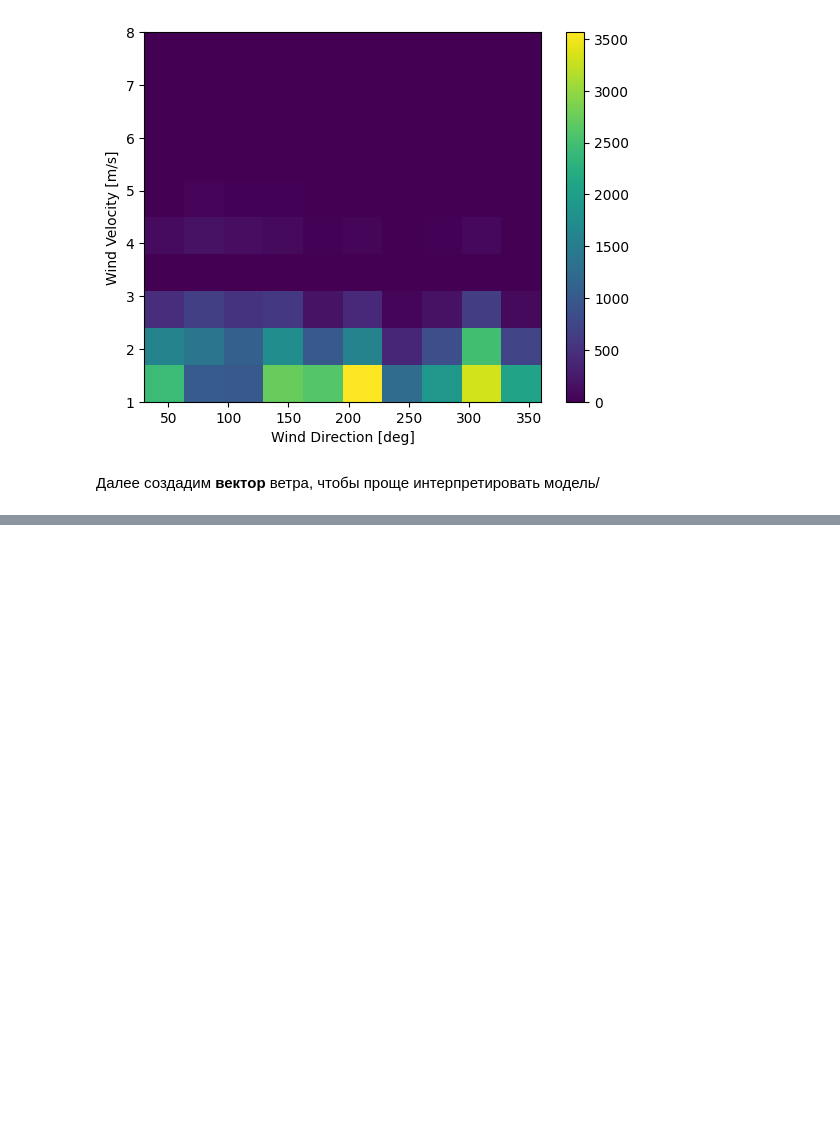
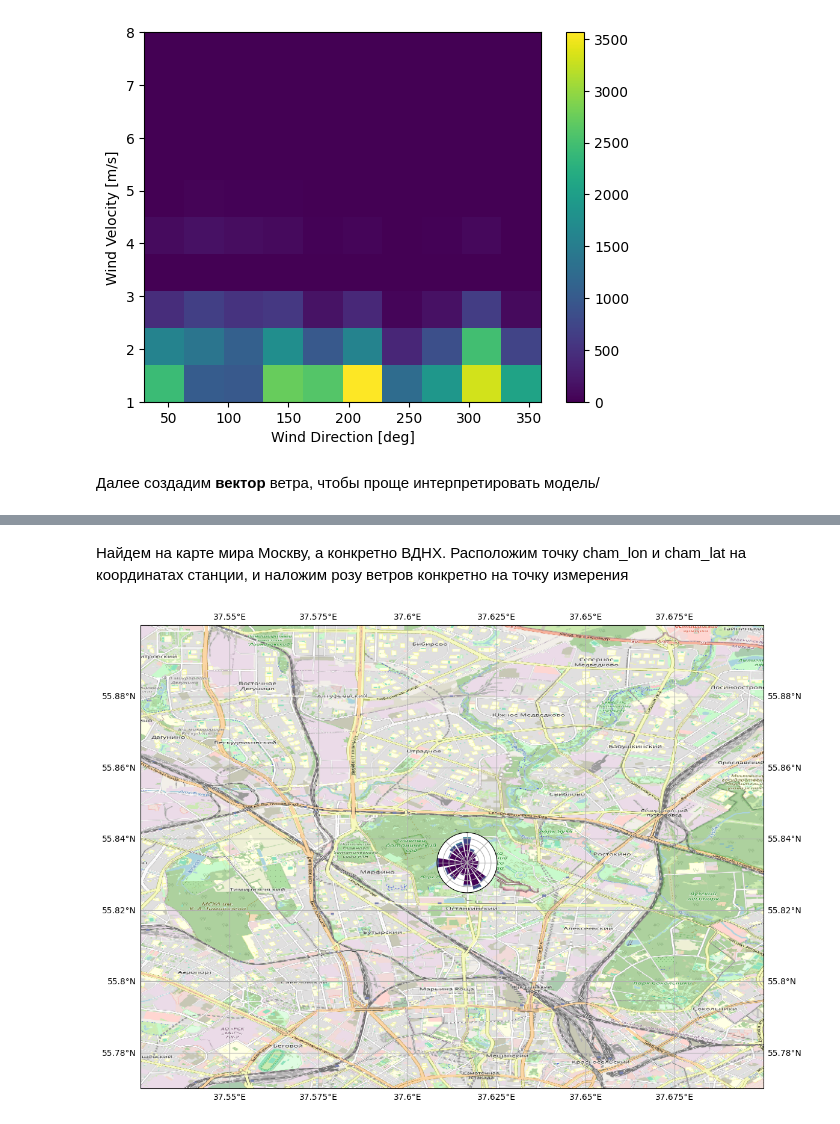
Before and after one commit to phrog-rgb/Weather_project, a Jupyter notebook: main.ipynb, the cells around one changed output, grey strips where cells are left out. Cells and saved outputs as stored; diff of their text form; code cells hidden in the pictures; blank space fills up the shorter version.

```diff
--- a/main.ipynb
+++ b/main.ipynb
@@ -226,0 +232,39 @@ ax.axis('tight')
+# %% [markdown]
+Найдем на карте мира Москву, а конкретно ВДНХ. Расположим точку cham_lon и cham_lat на координатах станции, и наложим розу ветров конкретно на точку измерения
+# %%
+minlon, maxlon, minlat, maxlat = (37.525, 37.7, 55.77, 55.9)
+
+proj = ccrs.PlateCarree()
+fig = plt.figure(figsize=(15, 10))
+
+main_ax = fig.add_subplot(1, 1, 1, projection=proj)
+main_ax.set_extent([minlon, maxlon, minlat, maxlat], crs=proj)
+main_ax.gridlines(draw_labels=True)
+main_ax.coastlines()
+
+request = cimgt.OSM()
+main_ax.add_image(request, 13)
+
+# Coordinates of the station we were measuring windspeed
+cham_lon, cham_lat = (37.616667, 55.833333)
+
+# Inset axe it with a fixed size
+wrax_cham = inset_axes(main_ax,
+        width=1,                             # size in inches
+        height=1,                            # size in inches
+        loc='center',                        # center bbox at given position
+        bbox_to_anchor=(cham_lon, cham_lat), # position of the axe
+        bbox_transform=main_ax.transData,    # use data coordinate (not axe coordinate)
+        axes_class=windrose.WindroseAxes,    # specify the class of the axe
+        )
+
+wrax_cham.set_theta_offset( np.pi /2)
+wrax_cham.set_theta_direction(-1)
+
+wrax_cham.bar(df_filter['Direction'],df_filter['Power'])
+
+
+for ax in [wrax_cham]:
+  ax.tick_params(labelleft=False, labelbottom=False)
+# %% [output]
+[figure, added]
```
Also changed, not shown: parts of 10 cells of this notebook, 1 other file.
